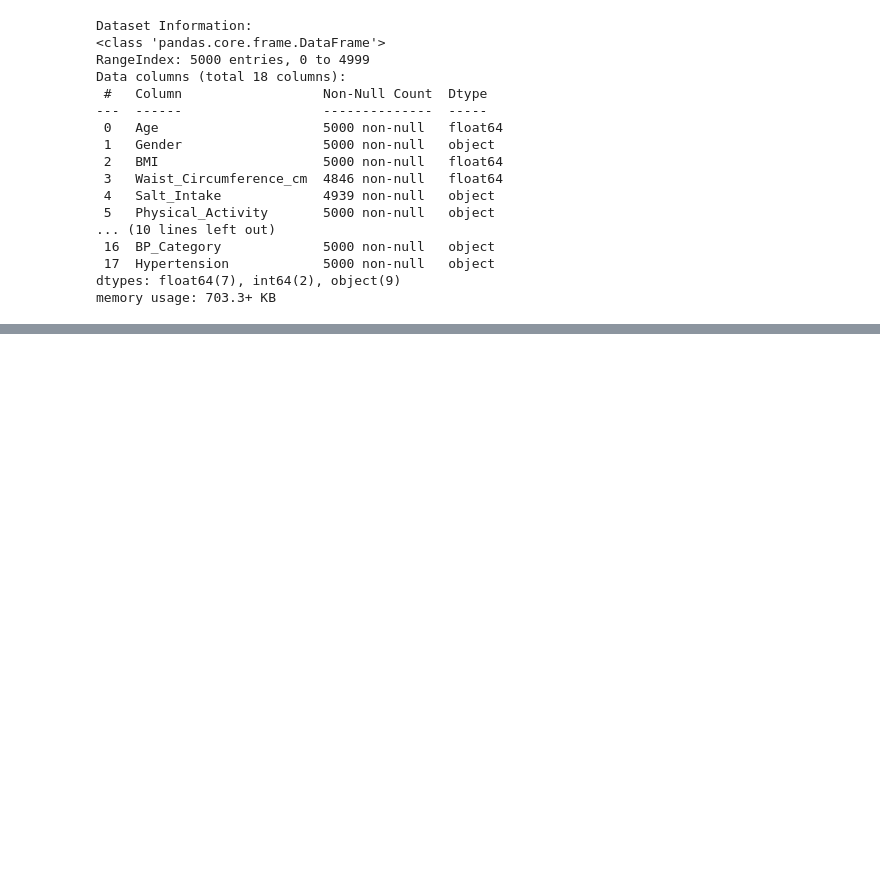
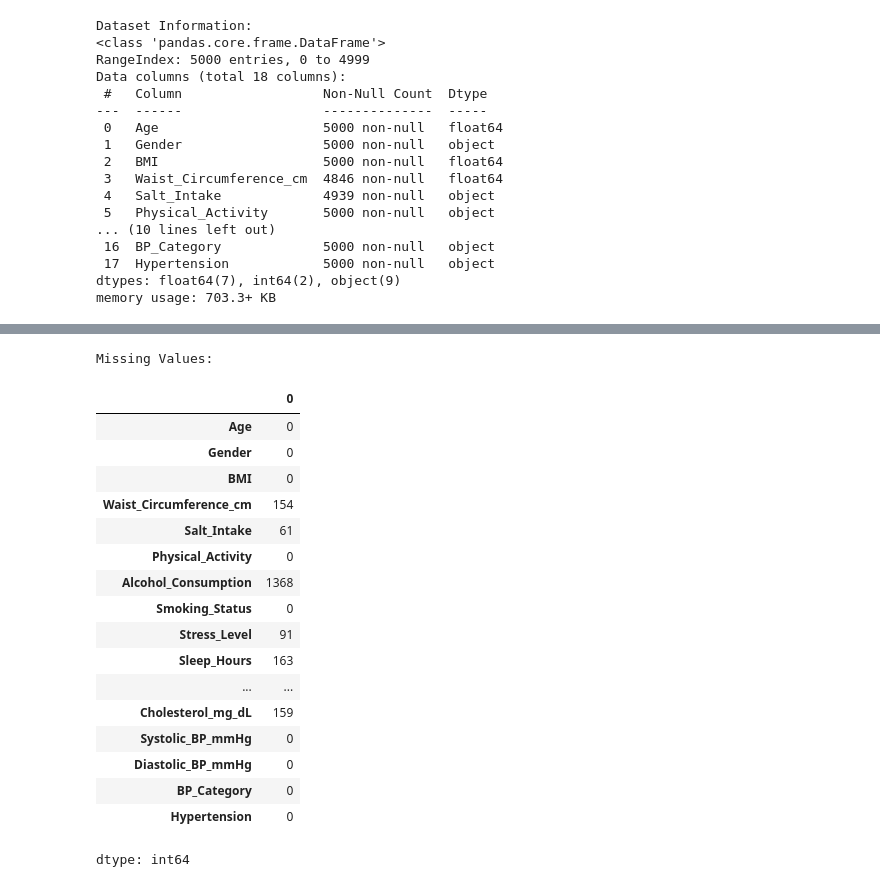
Before and after one commit to AlthafHussainFr/ProgData, a Jupyter notebook: Hypertension_Risk_Analysis.ipynb, the cells around one changed output, grey strips where cells are left out. Cells and saved outputs as stored; diff of their text form; code cells hidden in the pictures; blank space fills up the shorter version.

Commit message:
Explore missing values

```diff
--- a/Hypertension_Risk_Analysis.ipynb
+++ b/Hypertension_Risk_Analysis.ipynb
@@ -107,3 +107,28 @@ Statistical Summary:
 | 50% | 47.400000 | 27.700000 | 89.100000 | 6.900000 | 0.930000 | 92.200000 | ... |
 | 75% | 61.600000 | 30.800000 | 97.100000 | 7.500000 | 1.050000 | 100.900000 | ... |
 | max | 89.200000 | 43.500000 | 126.400000 | 10.500000 | 1.680000 | 173.400000 | ... |
+# %%
+#Check Missing Values
+
+print("\nMissing Values:")
+display(df.isnull().sum())
+# %% [output]
+Missing Values:
+|  | 0 |
+| Age | 0 |
+| Gender | 0 |
+| BMI | 0 |
+| Waist_Circumference_cm | 154 |
+| Salt_Intake | 61 |
+| Physical_Activity | 0 |
+| Alcohol_Consumption | 1368 |
+| Smoking_Status | 0 |
+| Stress_Level | 91 |
+| Sleep_Hours | 163 |
+| ... | ... |
+| Cholesterol_mg_dL | 159 |
+| Systolic_BP_mmHg | 0 |
+| Diastolic_BP_mmHg | 0 |
+| BP_Category | 0 |
+| Hypertension | 0 |
+dtype: int64
```
Also changed, not shown: parts of 1 cell of this notebook.
